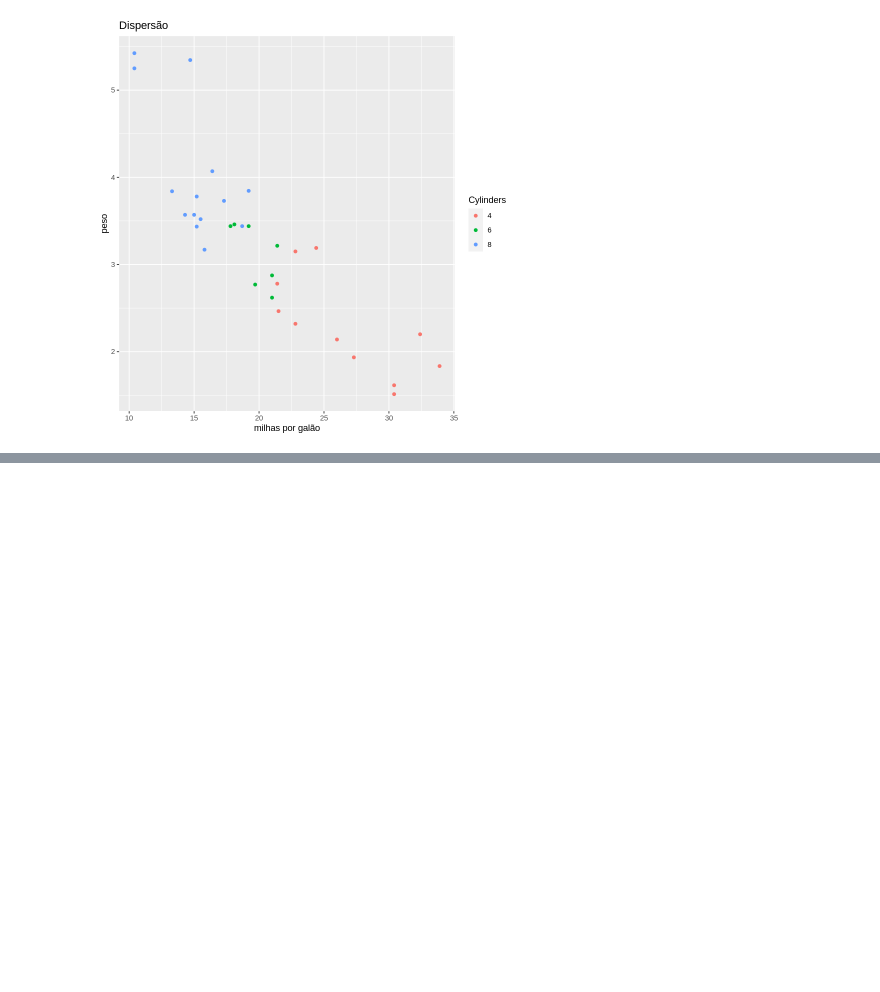
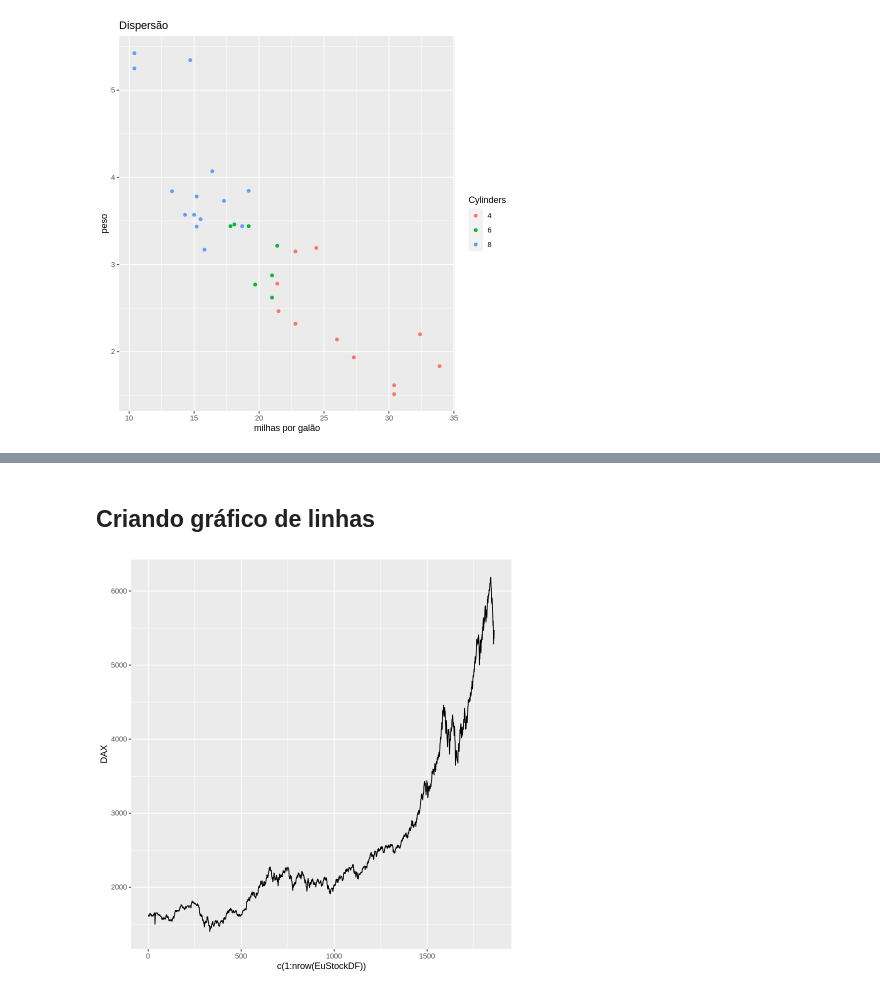
Before and after one commit to joaovictoramaralgoncalves/Projetos_de_aprendizado, a Jupyter notebook: Modulo_2_Basic_Visualization_Tools_Continued.ipynb, the cells around one changed output, grey strips where cells are left out. Cells and saved outputs as stored; diff of their text form; code cells hidden in the pictures; blank space fills up the shorter version.

```diff
--- a/Modulo_2_Basic_Visualization_Tools_Continued.ipynb
+++ b/Modulo_2_Basic_Visualization_Tools_Continued.ipynb
@@ -77,0 +80,4 @@ ggplot(mtcars, aes(x=mpg,y=wt,color=cylFactor)) +
+# %%
+EuStockDF <- as.data.frame(EuStockMarkets)
+
+head(EuStockDF)
@@ -77,0 +94,7 @@ ggplot(mtcars, aes(x=mpg,y=wt,color=cylFactor)) +
+# %% [markdown]
+## Criando gráfico de linhas
+# %%
+ggplot(EuStockDF, aes(x=c(1:nrow(EuStockDF)),y=DAX))+
+  geom_line()
+# %% [output]
+[figure, added]
```
Also changed, not shown: parts of 17 cells of this notebook.
